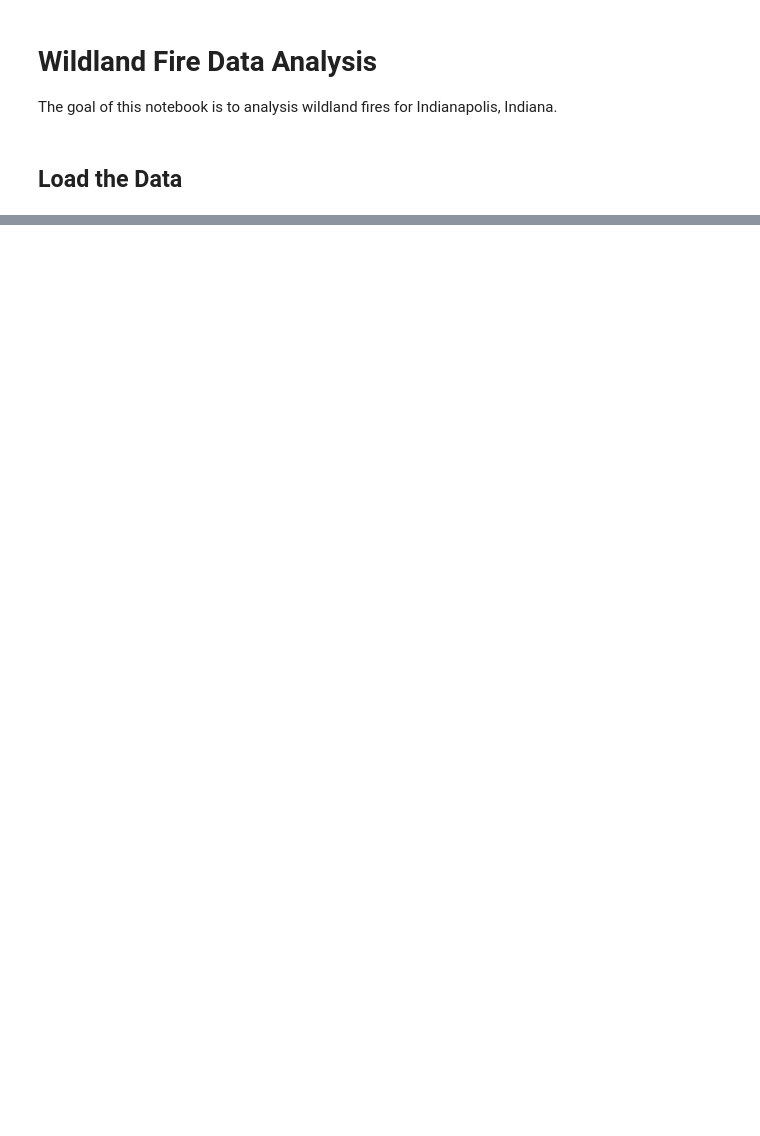
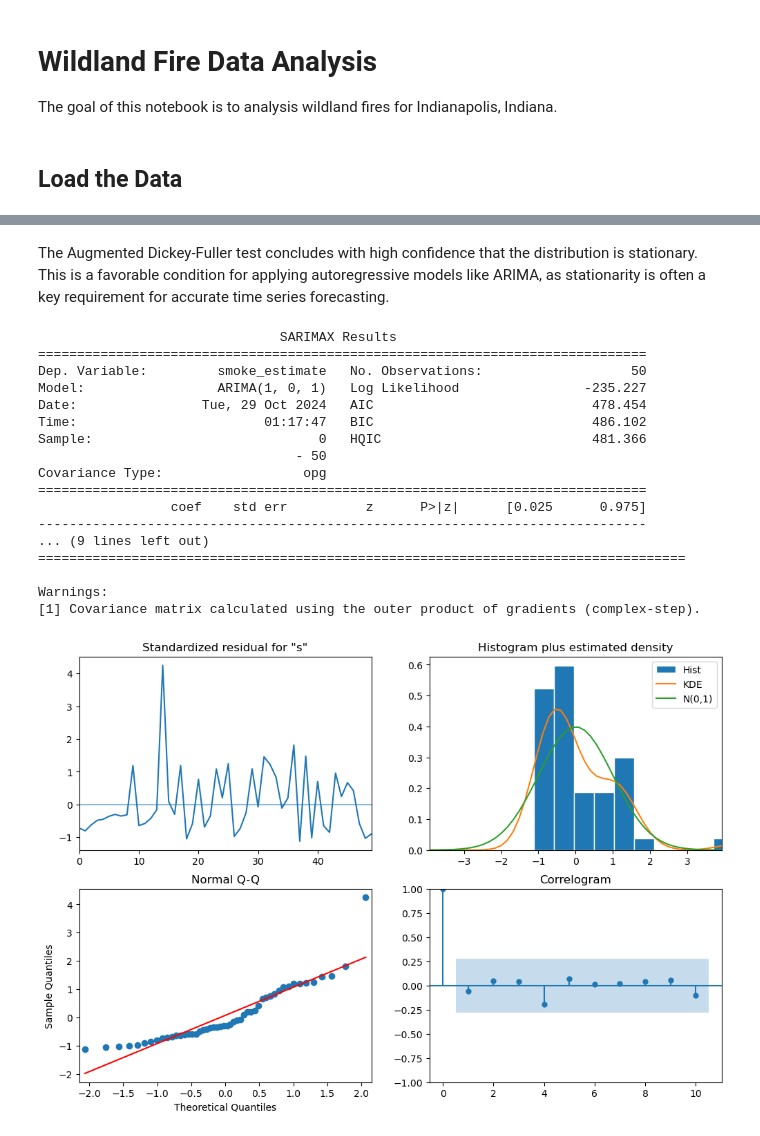
Before and after one commit to himanshunaidu/data512_project, a Jupyter notebook: wildfire_data_analysis.ipynb, the cells around one changed output, grey strips where cells are left out. Saved outputs shown, nothing was run; the diff lists cells and outputs as text; code cells hidden in the pictures; blank space fills up the shorter version.

Commit message:
Complete forecasting

```diff
--- a/wildfire_data_analysis.ipynb
+++ b/wildfire_data_analysis.ipynb
@@ -49,0 +167,32 @@ fire_annual_smoke_estimates_df = pd.read_csv(FIRE_ANNUAL_SMOKE_ESTIMATES_PATH)
+# %% [markdown]
+The Augmented Dickey-Fuller test concludes with high confidence that the distribution is stationary. This is a favorable condition for applying autoregressive models like ARIMA, as stationarity is often a key requirement for accurate time series forecasting.
+# %%
+# Initialize and fit the ARIMA model
+model = ARIMA(all_estimates_df[SMOKE_ESTIMATE_VALUE_COL_NEW], order=(1, 0, 1))
+model_fit = model.fit()
+# %%
+# Summarize the model results
+print(model_fit.summary())
+
+# Plot diagnostics
+model_fit.plot_diagnostics(figsize=(12, 8))
+plt.show()
+# %% [output]
+                               SARIMAX Results
+==============================================================================
+Dep. Variable:         smoke_estimate   No. Observations:                   50
+Model:                 ARIMA(1, 0, 1)   Log Likelihood                -235.227
+Date:                Tue, 29 Oct 2024   AIC                            478.454
+Time:                        01:17:47   BIC                            486.102
+Sample:                             0   HQIC                           481.366
+                                 - 50
+Covariance Type:                  opg
+==============================================================================
+                 coef    std err          z      P>|z|      [0.025      0.975]
+------------------------------------------------------------------------------
+... (9 lines left out)
+===================================================================================
+
+Warnings:
+[1] Covariance matrix calculated using the outer product of gradients (complex-step).
+[figure, added]
```
Also changed, not shown: parts of 19 cells of this notebook.
